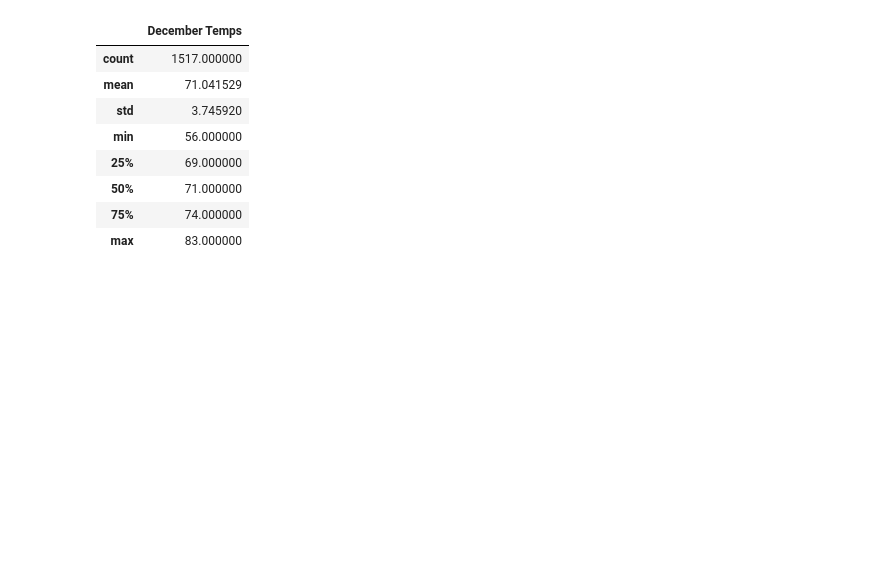
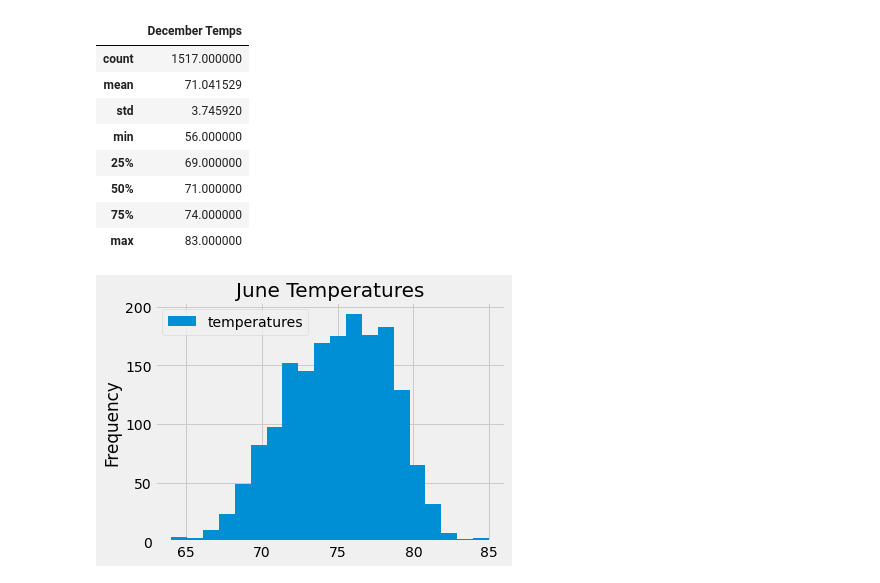
Before and after one commit to Qu3enK/surfs_up, a Jupyter notebook: SurfsUp_Challenge.ipynb, the cells around one changed output. Drawn from its saved outputs; the diff is of its cells as text; code cells hidden in the pictures; blank space fills up the shorter version.

```diff
--- a/SurfsUp_Challenge.ipynb
+++ b/SurfsUp_Challenge.ipynb
@@ -8,6 +8,12 @@ import sqlalchemy
 from sqlalchemy.ext.automap import automap_base
 from sqlalchemy.orm import Session
 from sqlalchemy import create_engine, func
+
+# Matplotlib
+%matplotlib inline
+from matplotlib import style
+style.use('fivethirtyeight')
+import matplotlib.pyplot as plt
 # %%
 engine = create_engine("sqlite:///hawaii.sqlite")
 
@@ -156,3 +162,12 @@ dec_df.describe().rename(columns={'temperature':'December Temps'})
 # 10. Return to your challenge instructions to compare your summary statistics
 
 # My December Temperatures are in-line with the Module 9-Challenge, Deliverable 2 December summary statistics.
+# %%
+# Plot June results for summary stats visualization
+
+june_fig = june_df.plot.hist(bins=20)
+plt.tight_layout()
+june_fig.set_title("June Temperatures", fontsize=20)
+plt.savefig("Resources/June Graph.png")
+# %% [output]
+[figure, added]
```
Also changed, not shown: parts of 3 cells of this notebook, 4 other files.
